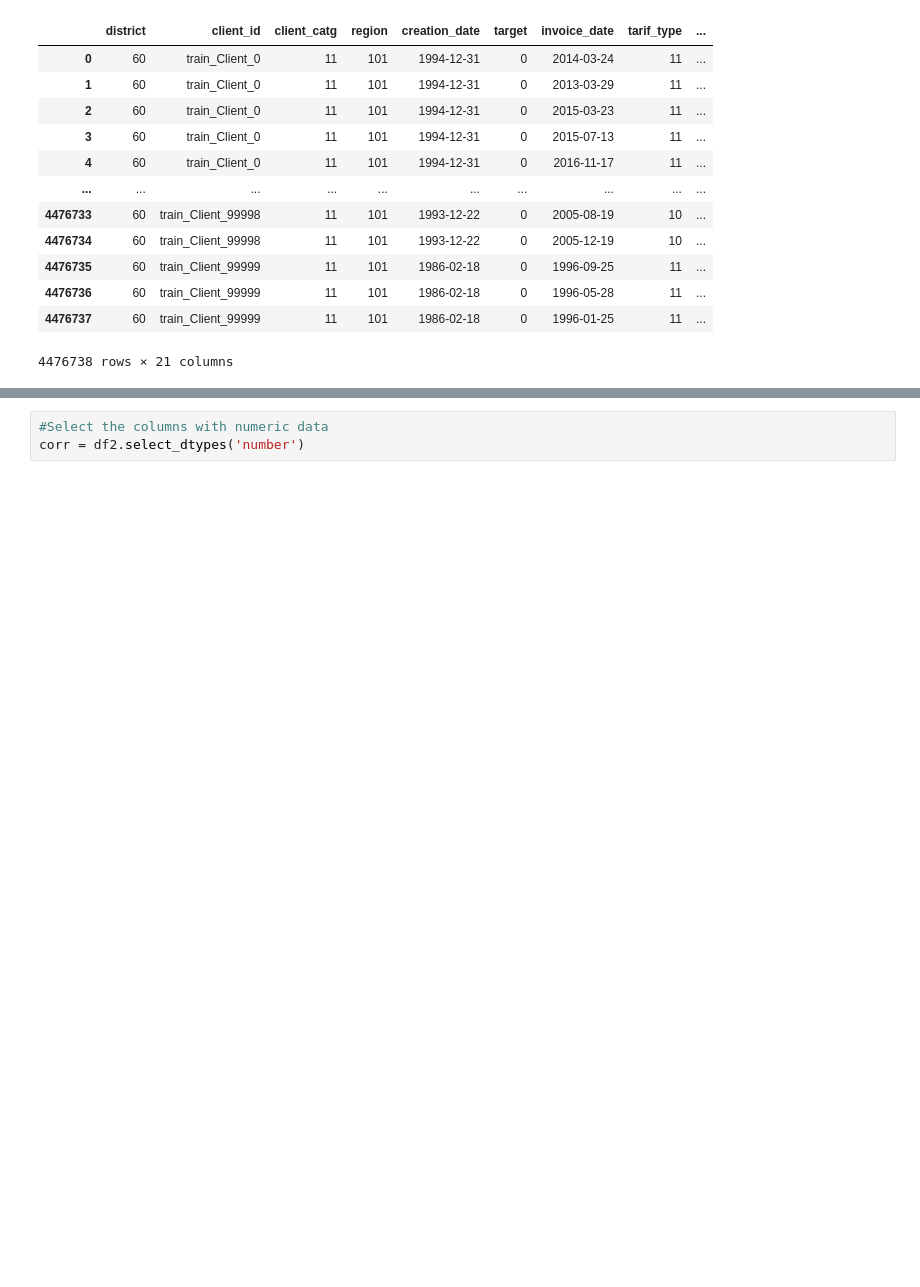
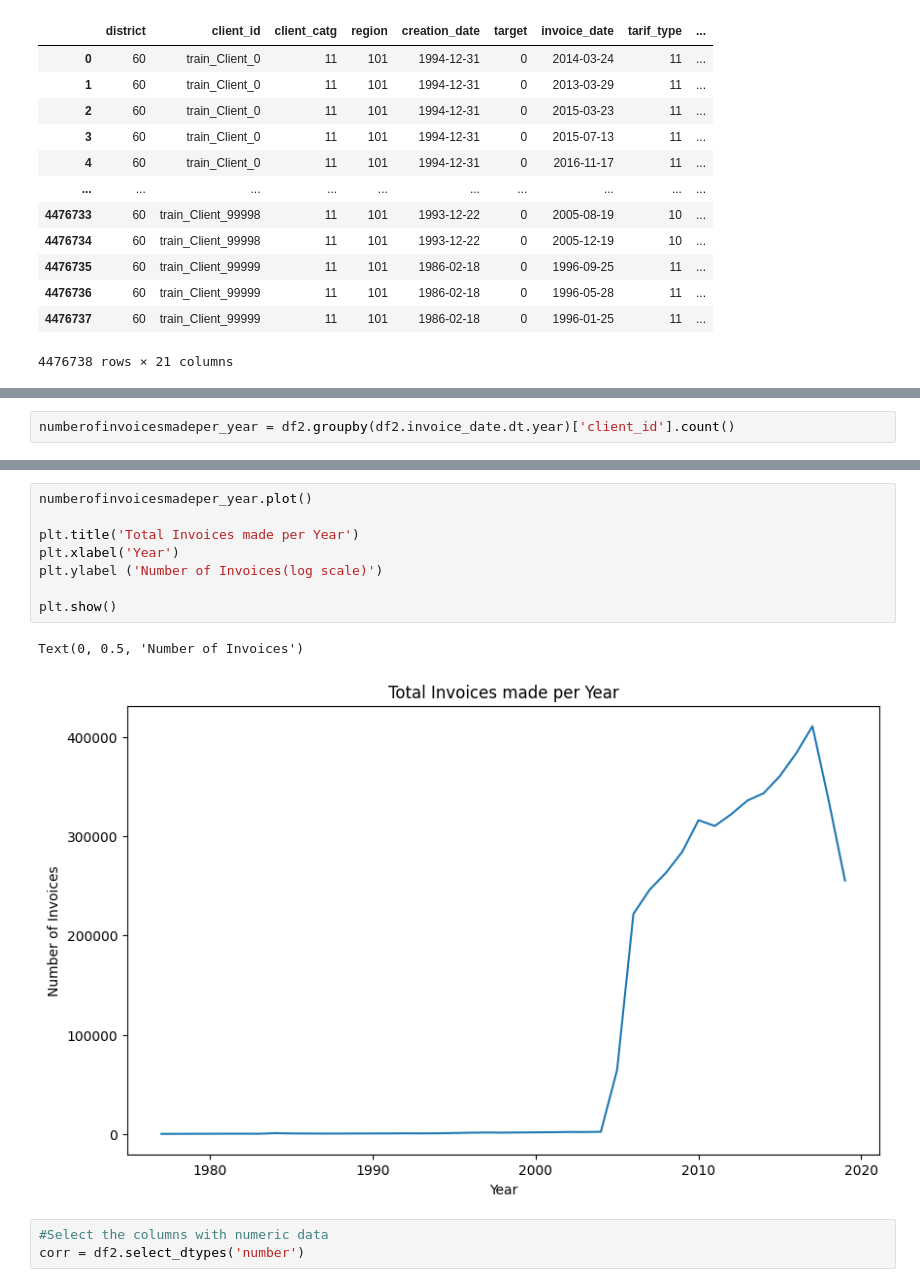
Before and after one commit to mariagichomo/Fraud-detection, a Jupyter notebook: Fraud_detection_pynb.ipynb, the cells around one changed output, grey strips where cells are left out. Saved outputs shown, nothing was run; the diff lists cells and outputs as text; blank space fills up the shorter version.

```diff
--- a/Fraud_detection_pynb.ipynb
+++ b/Fraud_detection_pynb.ipynb
@@ -328,0 +313,2 @@ df2
+# %%
+numberofinvoicesmadeper_year = df2.groupby(df2.invoice_date.dt.year)['client_id'].count()
@@ -329,3 +351,14 @@ df2
+# %%
+numberofinvoicesmadeper_year.plot()
+
+plt.title('Total Invoices made per Year')
+plt.xlabel('Year')
+plt.ylabel ('Number of Invoices(log scale)')
+
+plt.show()
+# %% [output]
+Text(0, 0.5, 'Number of Invoices')
+[figure, added]
 # %%
 #Select the columns with numeric data
 corr = df2.select_dtypes('number')
```
Also changed, not shown: parts of 8 cells of this notebook.
